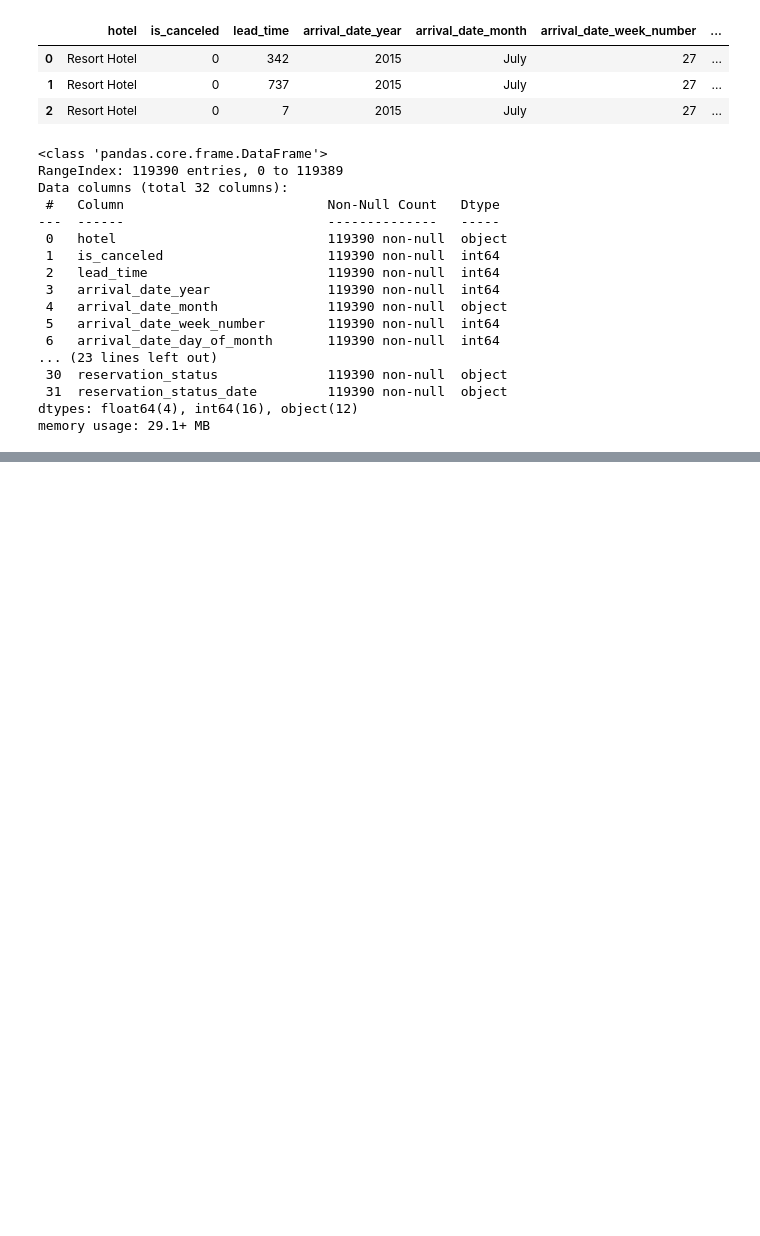
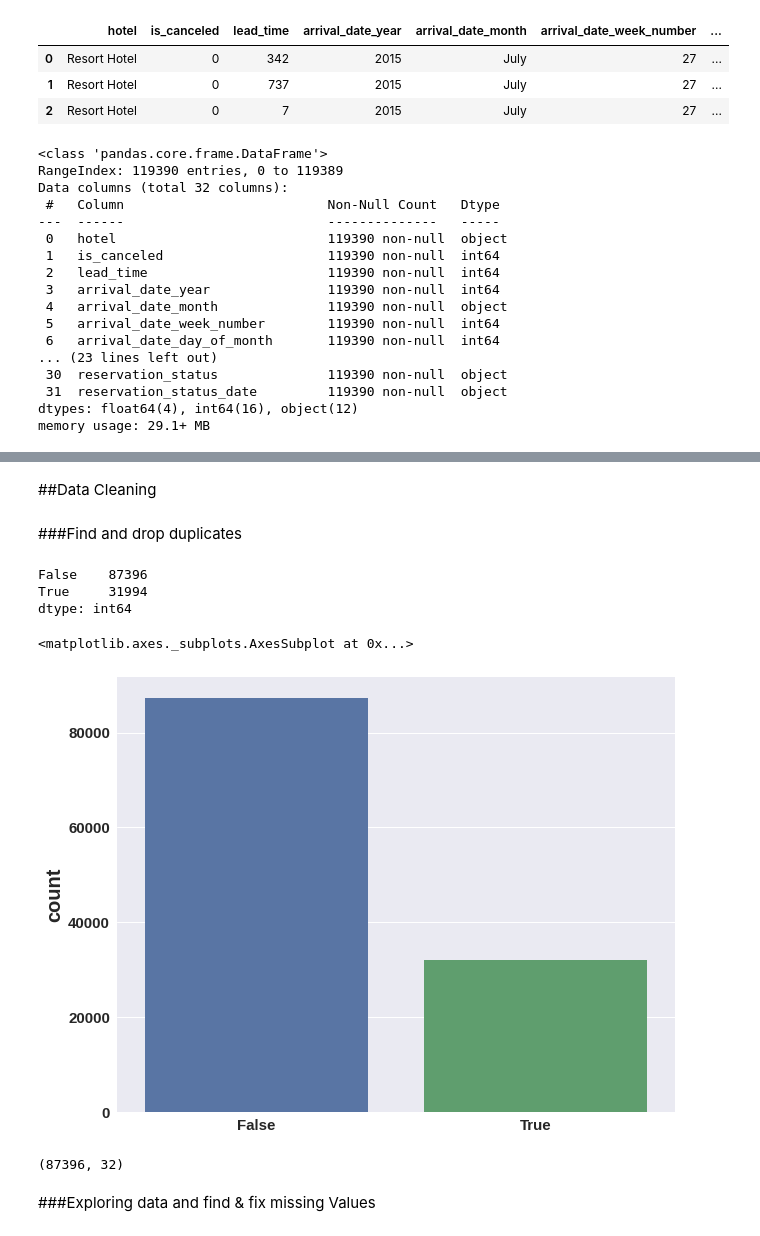
Before and after one commit to VHP2305/EDA-Capstone, a Jupyter notebook: Hotel_Booking_Analysis_Capstone_Project.ipynb, the cells around one changed output, grey strips where cells are left out. Saved outputs shown, nothing was run; the diff lists cells and outputs as text; code cells hidden in the pictures; blank space fills up the shorter version.

Commit message:
Data Description , Data Cleaning

```diff
--- a/Hotel_Booking_Analysis_Capstone_Project.ipynb
+++ b/Hotel_Booking_Analysis_Capstone_Project.ipynb
@@ -36,3 +44,3 @@ Mounted at /content/drive
 # %%
 file_path = '/content/drive/MyDrive/Colab Notebooks/Python Module/Capstone Project/Hotel Bookings.csv'
-df = pd.read_csv(file_path)
+data = pd.read_csv(file_path)
@@ -39,3 +51,5 @@ df = pd.read_csv(file_path)
+# %%
+df = data.copy()
 # %%
 df.head(3)
 # %% [output]
@@ -65,0 +186,18 @@ memory usage: 29.1+ MB
+# %% [markdown]
+##Data Cleaning
+# %% [markdown]
+###Find and drop duplicates
+# %%
+# checking for the duplicate rows
+df.duplicated().value_counts()    #true means duplicate rows
+# %% [output]
+False    87396
+True     31994
+dtype: int64
+# %%
+# Visulizing through Count pot
+plt.figure(figsize=(10,8))
+sns.countplot(x=df.duplicated())
+# %% [output]
+<matplotlib.axes._subplots.AxesSubplot at 0x...>
+[figure, added]
@@ -65,0 +207,6 @@ memory usage: 29.1+ MB
+# %%
+df.shape
+# %% [output]
+(87396, 32)
+# %% [markdown]
+###Exploring data and find & fix missing Values
```
Also changed, not shown: parts of 20 cells of this notebook.
